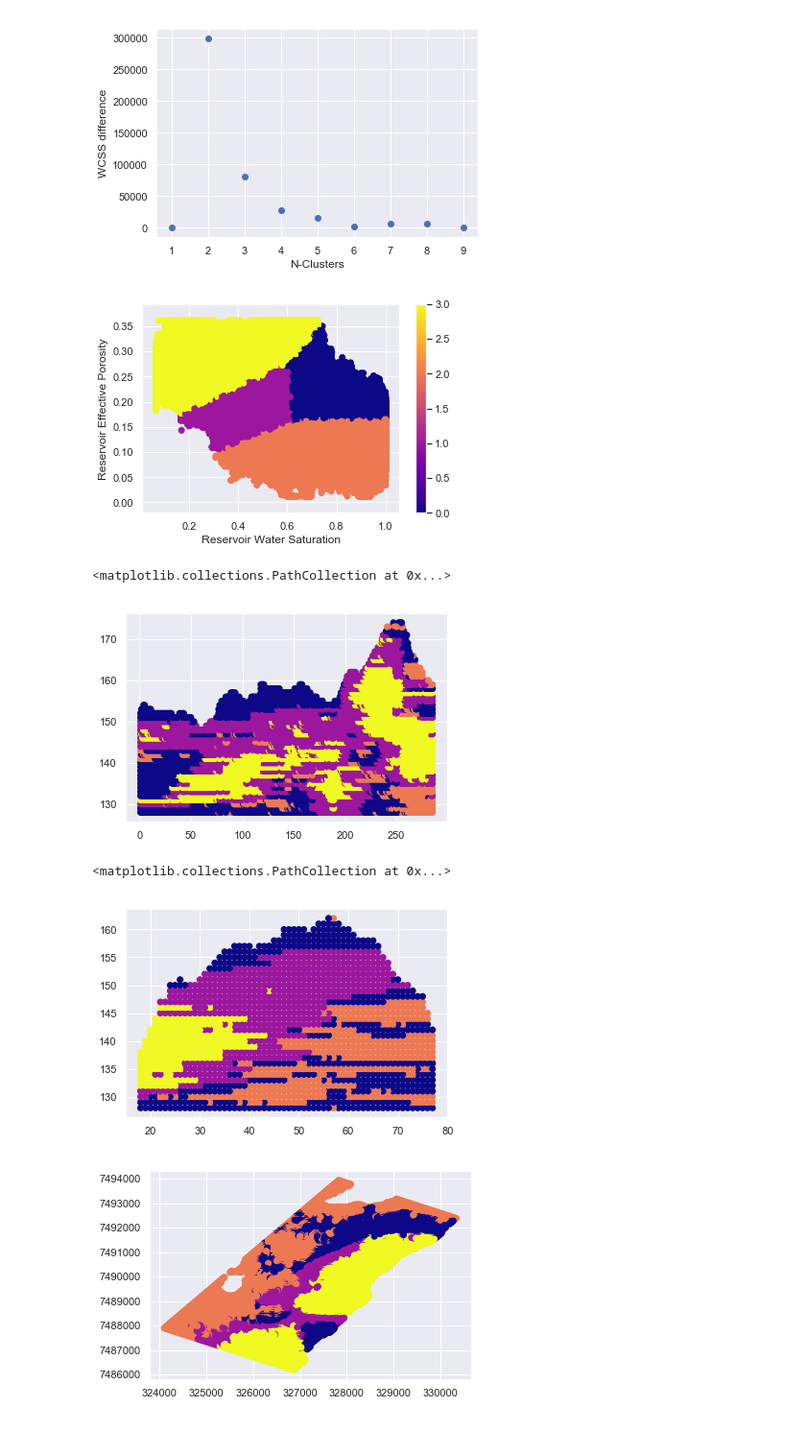
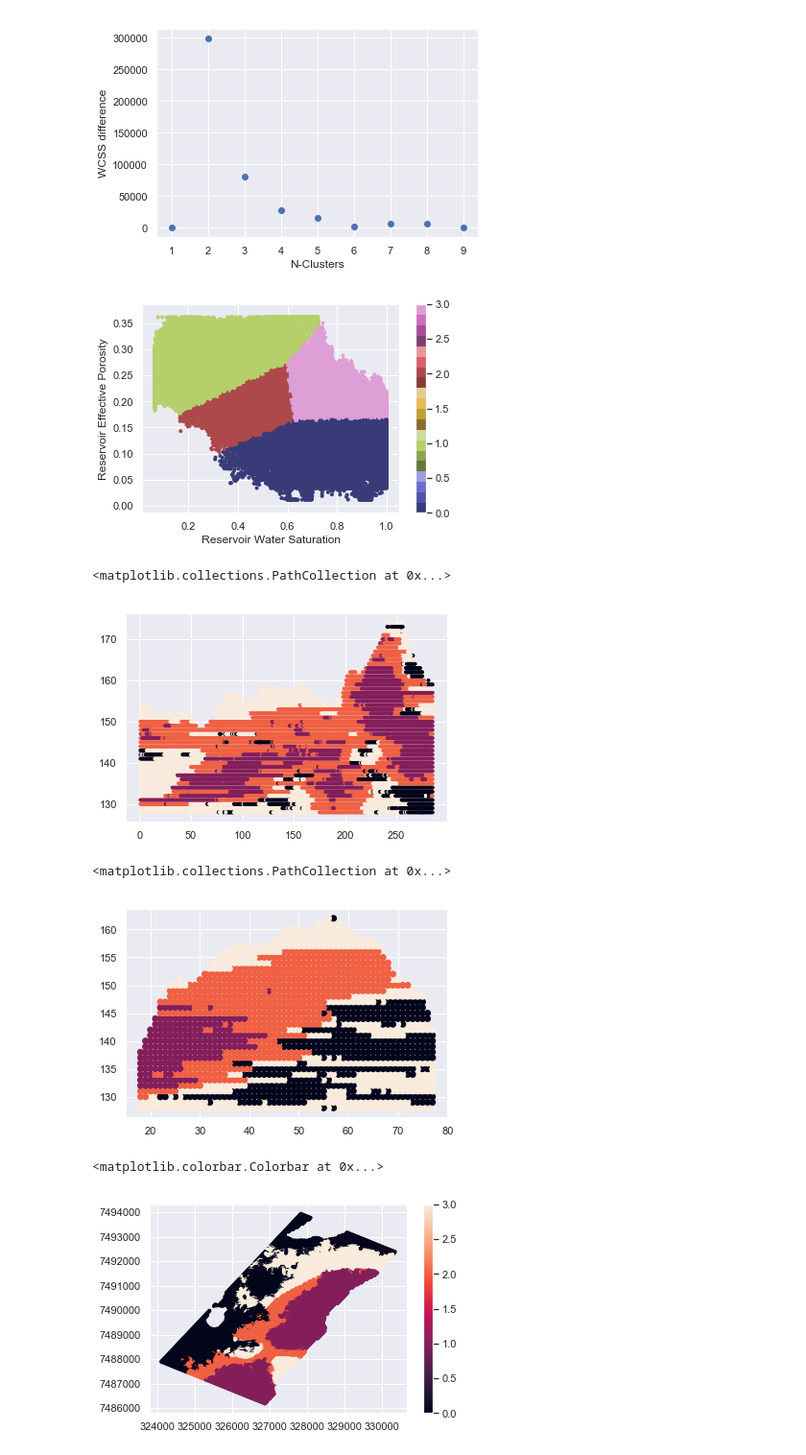
Before and after one commit to jralha/campob, a Jupyter notebook: Untitled1.ipynb, the cells around one changed output. Shown: that part at 96% size. Cells and saved outputs as stored; diff of their text form; code cells hidden in the pictures.

```diff
--- a/Untitled1.ipynb
+++ b/Untitled1.ipynb
@@ -80,37 +76,38 @@ clusters=new_data['Cluster']
 # %%
-plt.scatter(x,y,c=clusters,cmap='plasma')
+plt.scatter(x,y,c=clusters,marker='.',cmap='tab20b')
 plt.xlabel('Reservoir Water Saturation')
 plt.ylabel('Reservoir Effective Porosity')
 plt.colorbar()
 plt.show()
 # %% [output]
-[figure, old version]
+[figure, new version]
 # %%
 j_slice=int((np.max(new_data['j']))/2)
 j_slice_data=new_data.loc[new_data['j'] == j_slice]
 xplot = j_slice_data['i']
 yplot = j_slice_data['k']
-plt.scatter(xplot,yplot,c=j_slice_data['Cluster'],cmap='plasma')
+plt.scatter(xplot,yplot,c=j_slice_data['Cluster'],marker='.')
 # %% [output]
 <matplotlib.collections.PathCollection at 0x...>
-[figure, old version]
+[figure, new version]
 # %%
 i_slice=int((np.max(new_data['i']))/2)
 i_slice_data=new_data.loc[new_data['i'] == i_slice]
 xplot = i_slice_data['j']
 yplot = i_slice_data['k']
-plt.scatter(xplot,yplot,c=i_slice_data['Cluster'],cmap='plasma')
+plt.scatter(xplot,yplot,c=i_slice_data['Cluster'])
 # %% [output]
 <matplotlib.collections.PathCollection at 0x...>
-[figure, old version]
+[figure, new version]
 # %%
 k_slice=int((np.median(new_data['k']))/1)
 k_slice_data=new_data.loc[new_data['k'] == k_slice]
 xplot = k_slice_data['X']
 yplot = k_slice_data['Y']
-plt.scatter(xplot,yplot,c=k_slice_data['Cluster'],cmap='plasma')
-plt.show()
+plt.scatter(xplot,yplot,c=k_slice_data['Cluster'],marker='.')
+plt.colorbar()
 # %% [output]
+<matplotlib.colorbar.Colorbar at 0x...>
-[figure, old version]
+[figure, new version]
 # %%
 new_data.to_csv('cluster.csv')
```
Also changed, not shown: parts of 2 cells of this notebook, 4 other files.
